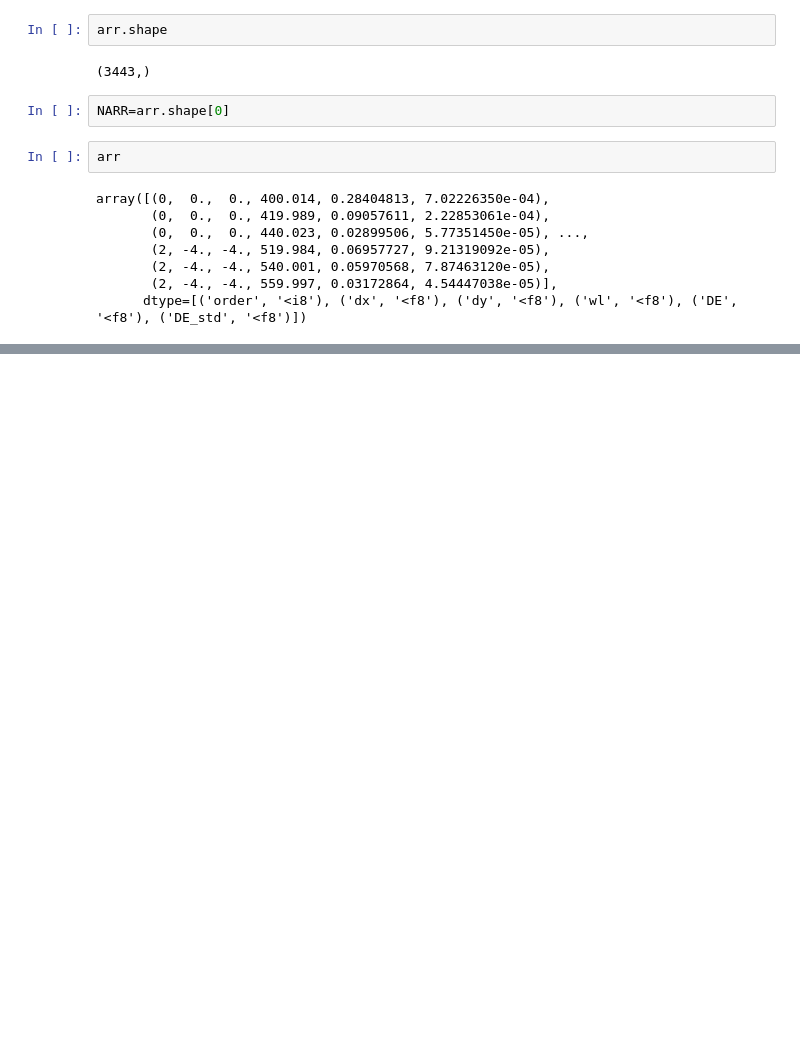
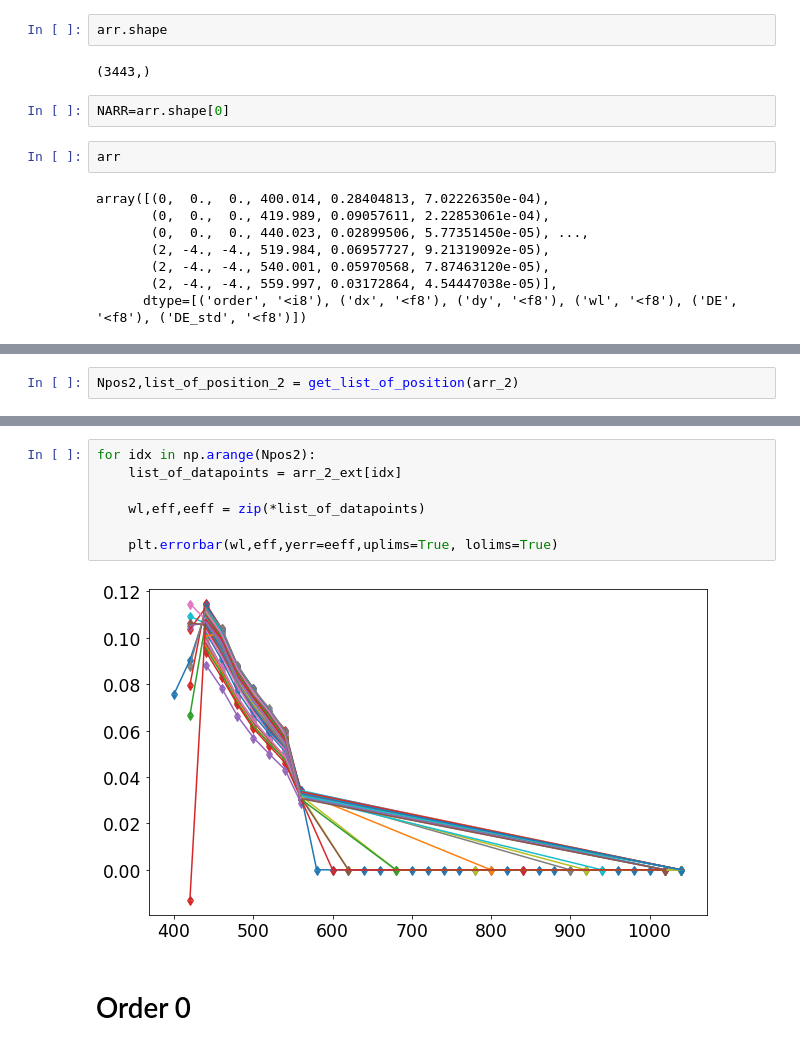
Before and after one commit to sylvielsstfr/HoloTransmissionCube, a Jupyter notebook: ExploreDataCube.ipynb, the cells around one changed output, grey strips where cells are left out. Drawn from its saved outputs; the diff is of its cells as text; blank space fills up the shorter version.

```diff
--- a/ExploreDataCube.ipynb
+++ b/ExploreDataCube.ipynb
@@ -182,0 +183,2 @@ plt.errorbar(wl,eff,yerr=eeff,uplims=True, lolims=True)
+# %%
+Npos2,list_of_position_2 = get_list_of_position(arr_2)
@@ -182,0 +190,11 @@ plt.errorbar(wl,eff,yerr=eeff,uplims=True, lolims=True)
+# %%
+for idx in np.arange(Npos2):
+    list_of_datapoints = arr_2_ext[idx]
+
+    wl,eff,eeff = zip(*list_of_datapoints)
+
+    plt.errorbar(wl,eff,yerr=eeff,uplims=True, lolims=True)
+# %% [output]
+[figure, added]
+# %% [markdown]
+# Order 0
```
Also changed, not shown: parts of 34 cells of this notebook.
